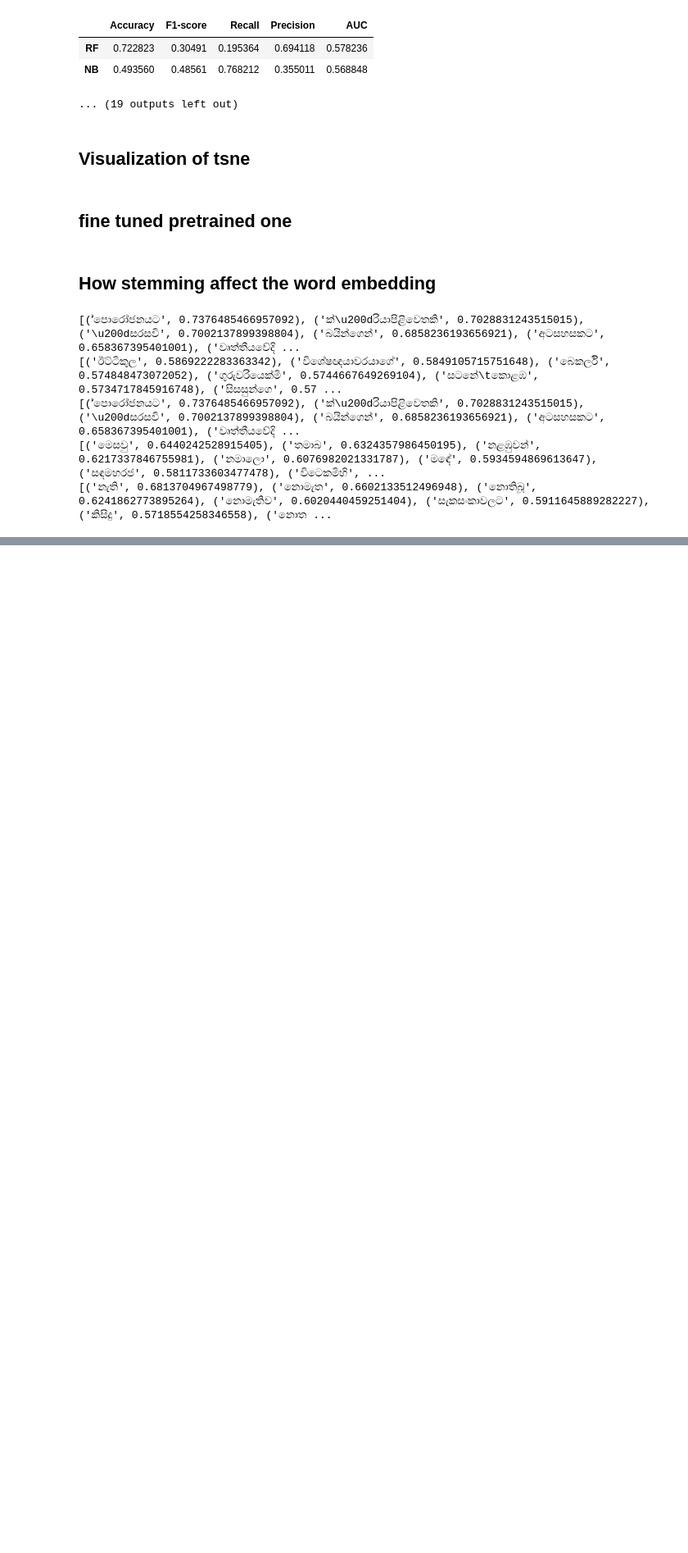
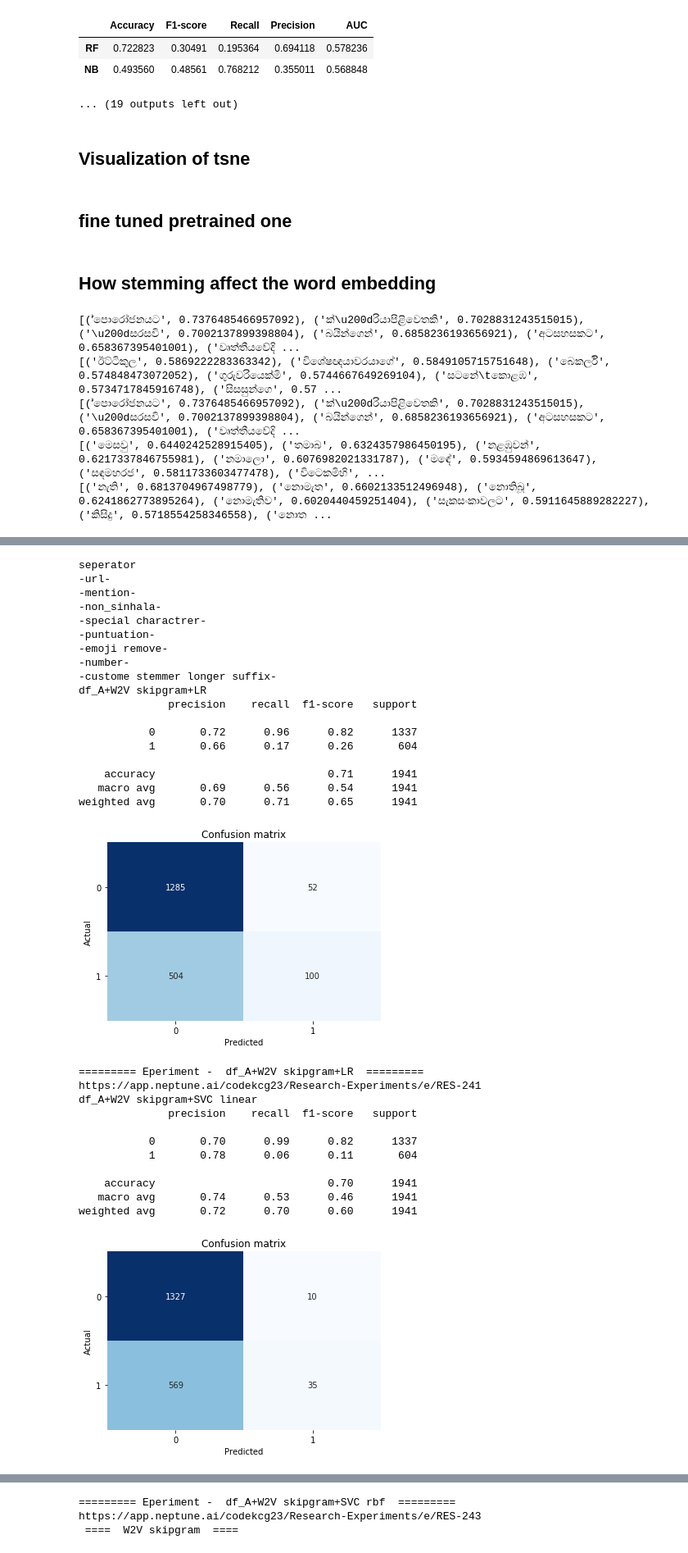
Before and after one commit to codekcg23/Sinhala-Hate-Speech-Detection, a Jupyter notebook: Feature representation/embeddings_word2vec.ipynb, the cells around one changed output, grey strips where cells are left out. Shown: that part at 82% size. Drawn from its saved outputs; the diff is of its cells as text; code cells hidden in the pictures; blank space fills up the shorter version.

```diff
--- a/Feature representation/embeddings_word2vec.ipynb
+++ b/Feature representation/embeddings_word2vec.ipynb
@@ -296,19 +302,22 @@ class MeanEmbeddingVectorizer(object):
 # %% [markdown]
 ### Helper functions
 # %%
+folder_path = 'G:\\Github\\Sinhala-Hate-Speech-Detection\\Datasets\\processed\\preprocessed\\'
 def classifier_feature(datasets,models,features):
     final_result =pd.DataFrame(columns=['Accuracy','F1-score','Recall','Precision','AUC'])
     for df_name,df in datasets.items():
         df_result =pd.DataFrame(columns=['Accuracy','F1-score','Recall','Precision','AUC'])
-        X_train,X_test,Y_train,Y_test = utills.prepare_dataset(df,df_name)
+        #X_train,X_test,Y_train,Y_test = utills.prepare_dataset(df,df_name)
 
         ## -- shorter stem --
         #df = utills.preprocessor(df, 'comment',custom_stem_shorter=True)
 
         ## -- longer stem --
-        #df = utills.preprocessor(df, 'comment',custom_stem_longer=True)
+        df = utills.preprocessor(df, 'comment')
+        df.to_csv(os.path.join(folder_path,f'{df_name}.csv'), index=False)
 
-        #X_train, X_test, Y_train, Y_test = train_test_split(df['cleaned'], df['label'], test_size=0.3, random_state=0, stratify=df['label'].values)
+        X_train, X_test, Y_train, Y_test = train_test_split(df['cleaned'], df['label'], test_size=0.3, random_state=0, stratify=df['label'].values)
+
         for feature_name,feature in features.items():
             feature_result =pd.DataFrame(columns=['Accuracy','F1-score','Recall','Precision','AUC'])
             X_train_f,X_test_f = feature(X_train,X_test)
@@ -355,10 +364,10 @@ def log_result(Y_test, Y_pred, name, df_name, feature_name, model_name):
 # %% [markdown]
 ## Evaluate
 # %%
-#df_dict = {'df_A':df_A,'df_A_p': df_A_p,'df_B': df_B,'df_B_p': df_B_p,'df_A_B' :df_A_B,'df_A_B_p' :df_A_B_p}
+df_dict = {'df_A':df_A,'df_B': df_B,'df_A_B' :df_A_B}
 # feature dict
 feature_dict={'W2V skipgram':word2vec_skipgram_embedding,'W2V CBOW':word2vec_cbow_embedding}
 # model dict
-model_dict = {"LR":utills.lr,"SVC linear":utills.svc_linear,"SVC rbf":utills.svc_rbf}
+model_dict = {"LR":utills.lr,"SVC linear":utills.svc_linear,"NB":utills.NB,"RF":utills.RF}
 # %%
 classifier_feature(df_dict, model_dict, feature_dict)
@@ -536,3 +721,35 @@ classifier_feature({'df_A':df_A,'df_B':df_B}, model_dict, feature_dict)
 # %%
 ## longer stemmer > change classifer feature to use preprocessor and flag
-classifier_feature({'df_A':df_A,'df_B':df_B}, model_dict, feature_dict)
+classifier_feature({'df_A':df_A,'df_B':df_B,'df_A_B':df_A_B}, model_dict, feature_dict)
+# %% [output]
+seperator
+-url-
+-mention-
+-non_sinhala-
+-special charactrer-
+-puntuation-
+-emoji remove-
+-number-
+-custome stemmer longer suffix-
+df_A+W2V skipgram+LR
+              precision    recall  f1-score   support
+
+           0       0.72      0.96      0.82      1337
+           1       0.66      0.17      0.26       604
+
+    accuracy                           0.71      1941
+   macro avg       0.69      0.56      0.54      1941
+weighted avg       0.70      0.71      0.65      1941
+[figure, added]
+========= Eperiment -  df_A+W2V skipgram+LR  =========
+https://app.neptune.ai/codekcg23/Research-Experiments/e/RES-241
+df_A+W2V skipgram+SVC linear
+              precision    recall  f1-score   support
+
+           0       0.70      0.99      0.82      1337
+           1       0.78      0.06      0.11       604
+
+    accuracy                           0.70      1941
+   macro avg       0.74      0.53      0.46      1941
+weighted avg       0.72      0.70      0.60      1941
+[figure, added]
@@ -538,0 +768,3 @@ classifier_feature({'df_A':df_A,'df_B':df_B}, model_dict, feature_dict)
+========= Eperiment -  df_A+W2V skipgram+SVC rbf  =========
+https://app.neptune.ai/codekcg23/Research-Experiments/e/RES-243
+ ====  W2V skipgram  ====
```
Also changed, not shown: parts of 12 cells of this notebook.
